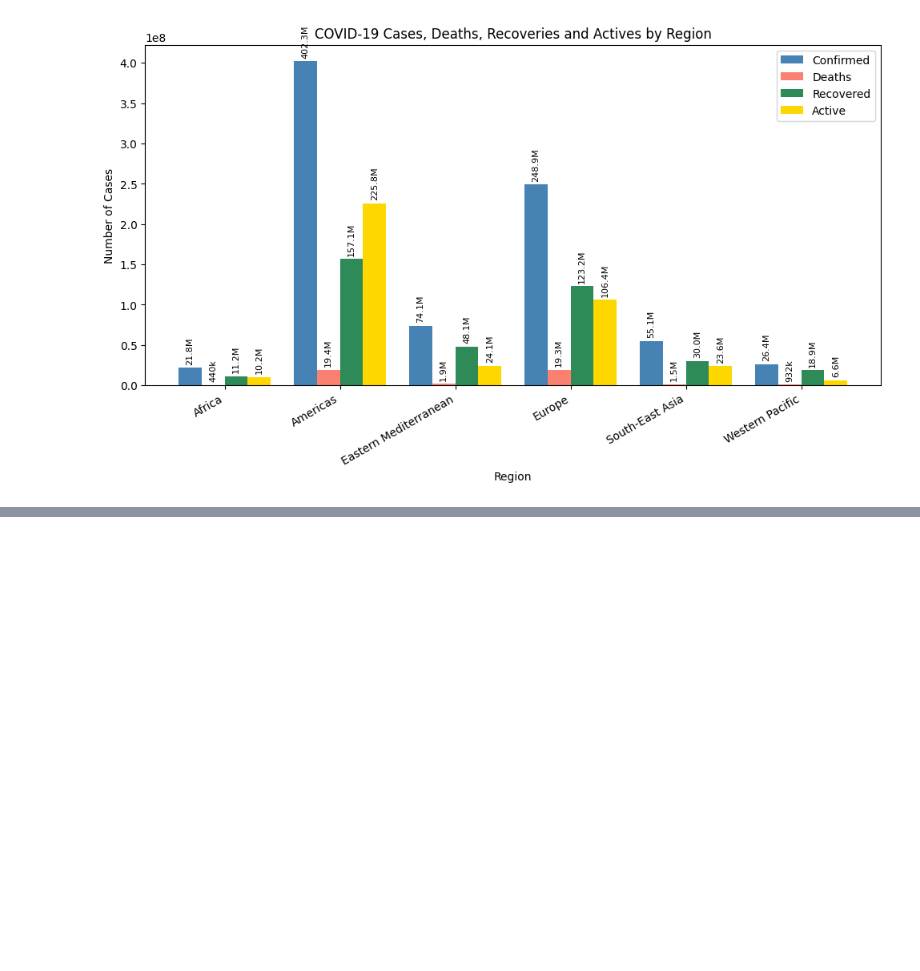
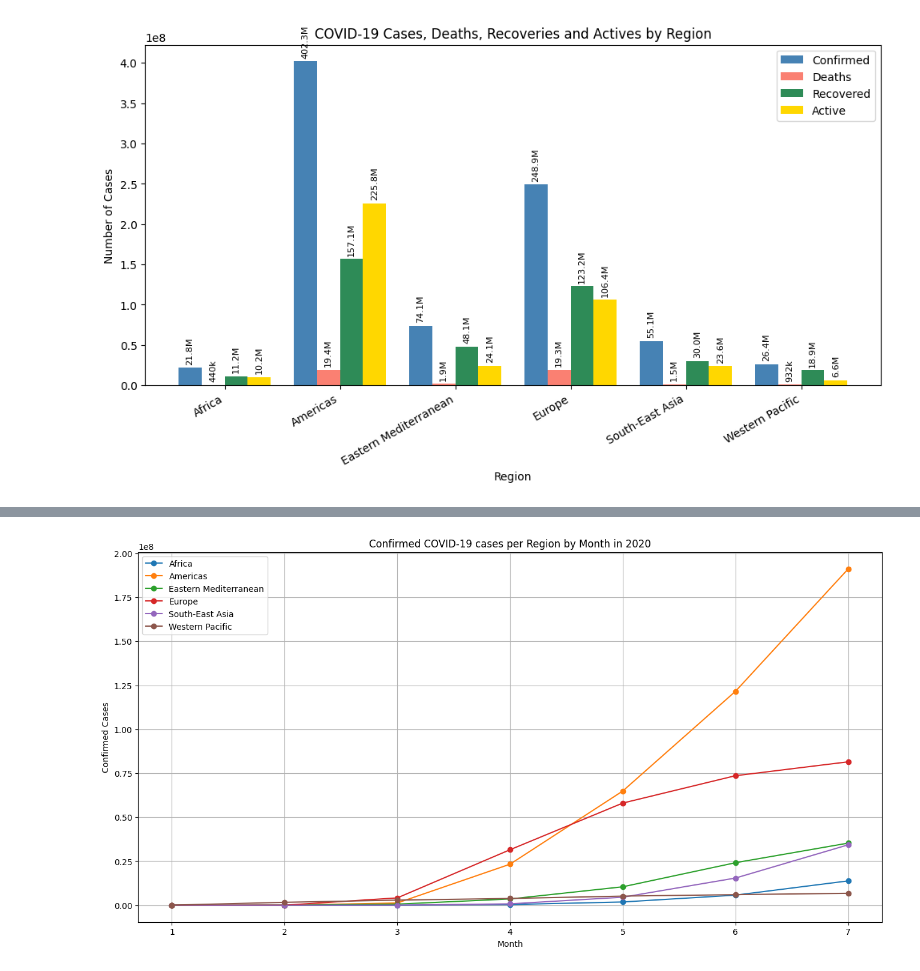
Before and after one commit to mlugard/covid19-pipeline, a Jupyter notebook: notebooks/EA_Covid_complete.ipynb, the cells around one changed output, grey strips where cells are left out. Drawn from its saved outputs; the diff is of its cells as text; code cells hidden in the pictures; blank space fills up the shorter version.

Commit message:
Adding new data source (our world in data) and starting new exploration analysis

```diff
--- a/notebooks/EA_Covid_complete.ipynb
+++ b/notebooks/EA_Covid_complete.ipynb
@@ -5,7 +5,7 @@ import matplotlib.pyplot as plt
 import numpy as np
 # %%
 # Criação do DF
-covid_complete = pd.read_csv(r"C:\Users\GPUXI\OneDrive - Bayer\Documents\Backup\Estudos\Data Engineer\covid19-pipeline\data\raw\covid_19_clean_complete.csv")
+covid_complete = pd.read_csv(r"C:\Users\Marcelo Cabral\OneDrive\Documentos\Estudos\Data_Engineering\covid19-pipeline\data\raw\covid_19_clean_complete.csv")
 covid_complete.dtypes
 # %% [output]
 Province/State     object
@@ -35,3 +35,7 @@ covid_complete
 | 49066 | NaN | Tajikistan | 38.861000 | 71.276100 | 2020-07-27 | 7235 | 60 | 6028 | 1147 | ... |
 | 49067 | NaN | Lesotho | -29.610000 | 28.233600 | 2020-07-27 | 505 | 12 | 128 | 365 | ... |
 49068 rows × 10 columns
+# %%
+covid_complete['Date_format'] = pd.to_datetime(covid_complete['Date']).dt.strftime('%d/%m/%Y')
+
+covid_complete.head()
@@ -108,3 +119,19 @@ plt.tight_layout()
 plt.show()
 # %% [output]
 [figure]
+# %%
+covid_complete.columns = [
+    "State",
+    "Country",
+    "Lat",
+    "Long",
+    "Date_ISO",
+    "Confirmed",
+    "Deaths",
+    "Recovered",
+    "Active",
+    "Region",
+    "Date_format"
+]
+
+covid_complete.head()
@@ -110,0 +173,18 @@ plt.show()
+# %%
+covid_complete["Month"] = pd.to_datetime(covid_complete["Date_ISO"], format="%Y-%m-%d", errors="coerce").dt.month
+
+region_Month_summary = covid_complete.groupby(["Month", "Region"])[["Confirmed"]].sum().reset_index()
+
+plt.figure(figsize=(16,8))
+for region in region_Month_summary["Region"].unique():
+    data_region = region_Month_summary[region_Month_summary["Region"] == region]
+    plt.plot(data_region["Month"], data_region["Confirmed"], label=region, marker="o")
+
+plt.title("Confirmed COVID-19 cases per Region by Month in 2020")
+plt.xlabel("Month")
+plt.ylabel("Confirmed Cases")
+plt.legend()
+plt.grid(True)
+plt.show()
+# %% [output]
+[figure, added]
```
Also changed, not shown: parts of 4 cells of this notebook, 6 other files.
